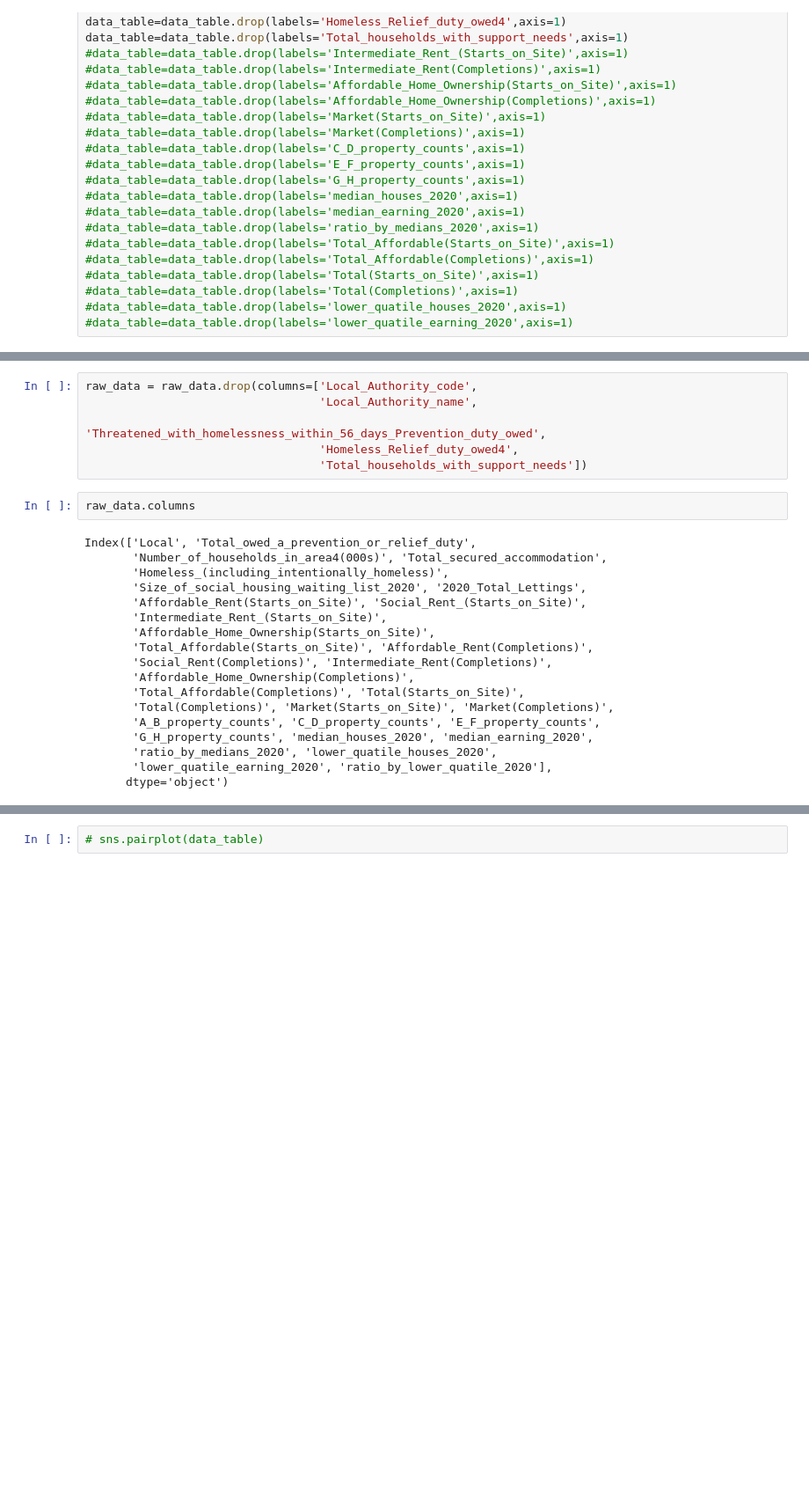
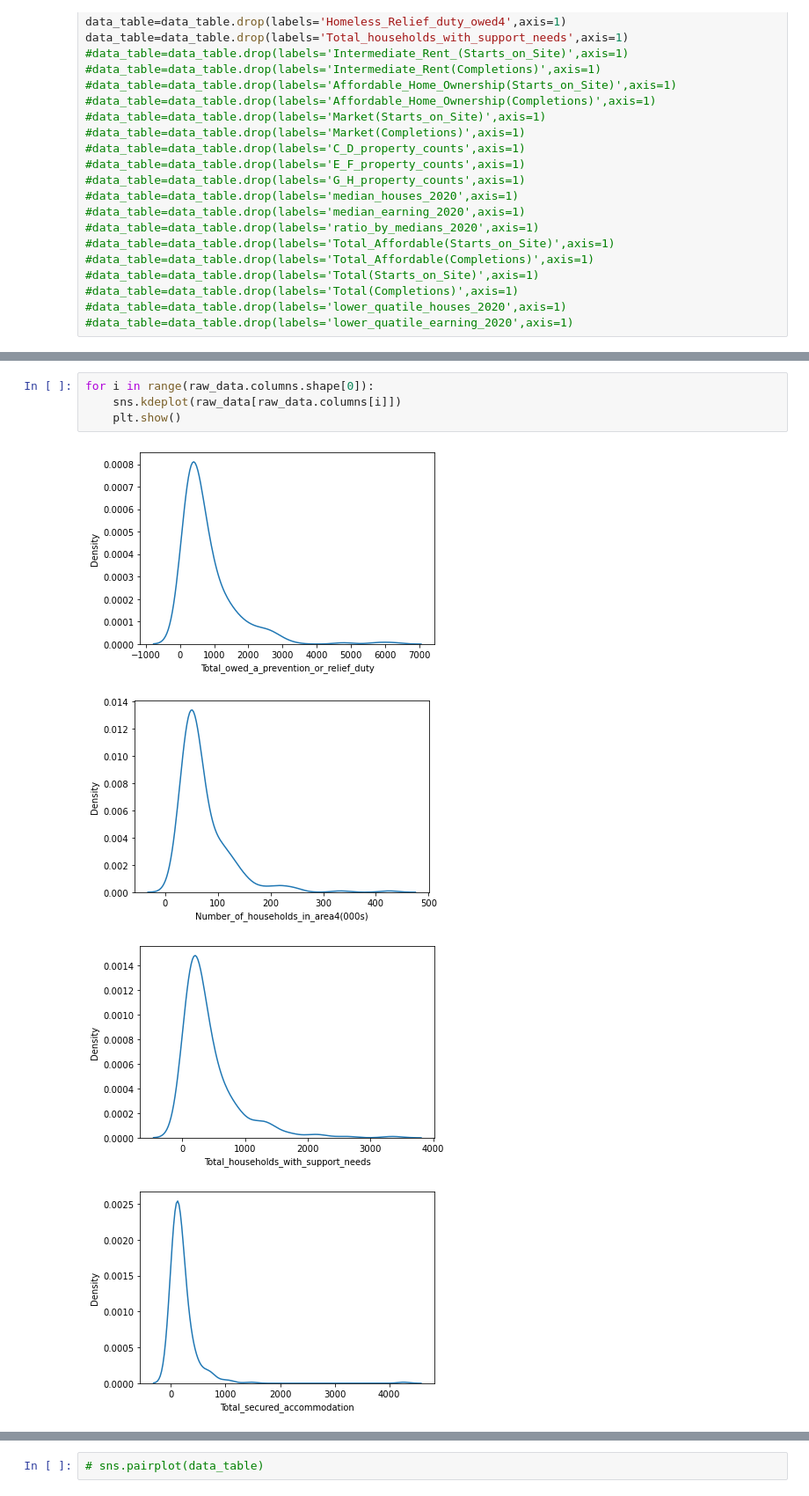
Before and after one commit to SIthodox2286/ADS_year3_project_8, a Jupyter notebook: xgboost_cate.ipynb, the cells around one changed output, grey strips where cells are left out. Shown at 88% size. Drawn from its saved outputs; the diff is of its cells as text; blank space fills up the shorter version.

```diff
--- a/xgboost_cate.ipynb
+++ b/xgboost_cate.ipynb
@@ -73,26 +81,9 @@ raw_data = pd.read_excel(r"./Data/all_in_one_Categorical_imputed.xlsx")
-# %%
-raw_data = raw_data.drop(columns=['Local_Authority_code',
-                                  'Local_Authority_name',
-                                  'Threatened_with_homelessness_within_56_days_Prevention_duty_owed',
-                                  'Homeless_Relief_duty_owed4',
-                                  'Total_households_with_support_needs'])
-# %%
-raw_data.columns
-# %% [output]
-Index(['Local', 'Total_owed_a_prevention_or_relief_duty',
-       'Number_of_households_in_area4(000s)', 'Total_secured_accommodation',
-       'Homeless_(including_intentionally_homeless)',
-       'Size_of_social_housing_waiting_list_2020', '2020_Total_Lettings',
-       'Affordable_Rent(Starts_on_Site)', 'Social_Rent_(Starts_on_Site)',
-       'Intermediate_Rent_(Starts_on_Site)',
-       'Affordable_Home_Ownership(Starts_on_Site)',
-       'Total_Affordable(Starts_on_Site)', 'Affordable_Rent(Completions)',
-       'Social_Rent(Completions)', 'Intermediate_Rent(Completions)',
-       'Affordable_Home_Ownership(Completions)',
-       'Total_Affordable(Completions)', 'Total(Starts_on_Site)',
-       'Total(Completions)', 'Market(Starts_on_Site)', 'Market(Completions)',
-       'A_B_property_counts', 'C_D_property_counts', 'E_F_property_counts',
-       'G_H_property_counts', 'median_houses_2020', 'median_earning_2020',
-       'ratio_by_medians_2020', 'lower_quatile_houses_2020',
-       'lower_quatile_earning_2020', 'ratio_by_lower_quatile_2020'],
-      dtype='object')
+# %%
+for i in range(raw_data.columns.shape[0]):
+    sns.kdeplot(raw_data[raw_data.columns[i]])
+    plt.show()
+# %% [output]
+[figure, added]
+[figure, added]
+[figure, added]
+[figure, added]
```
Also changed, not shown: parts of 23 cells of this notebook.
